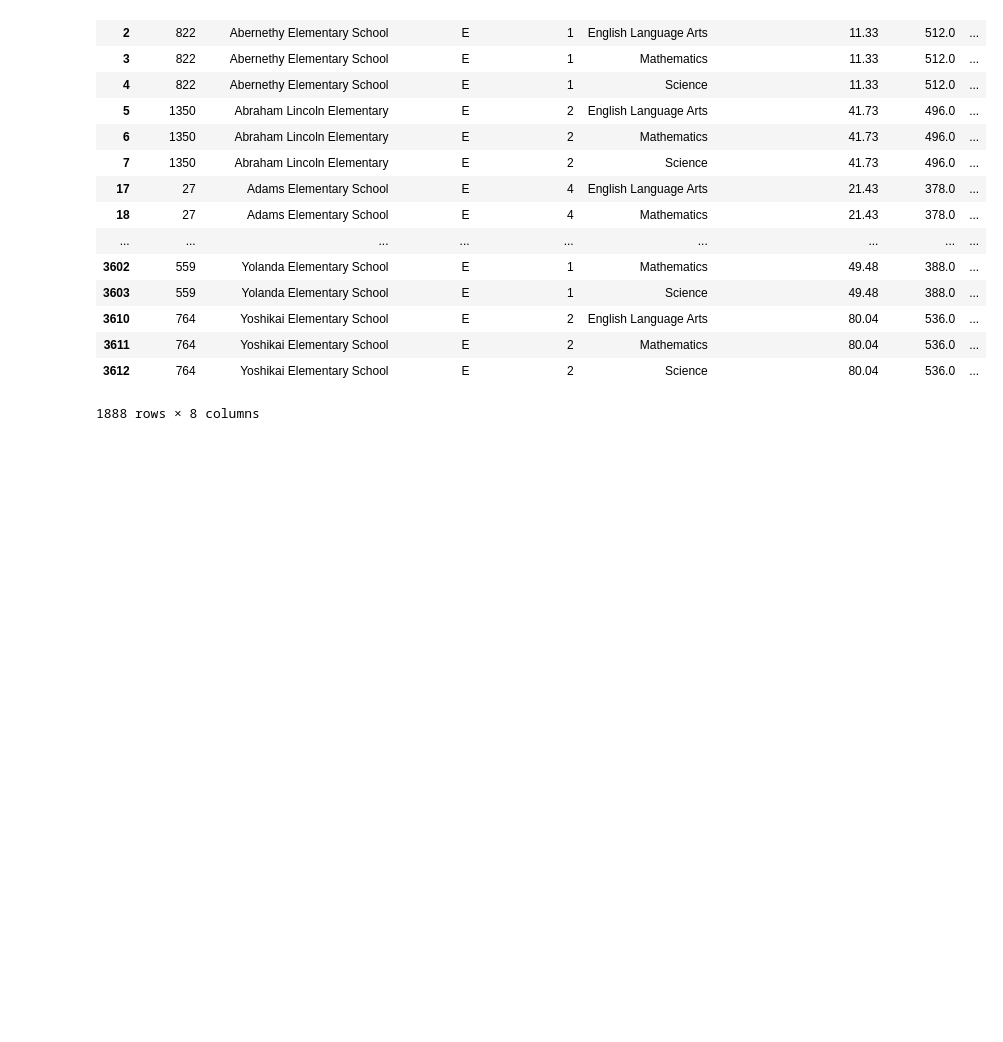
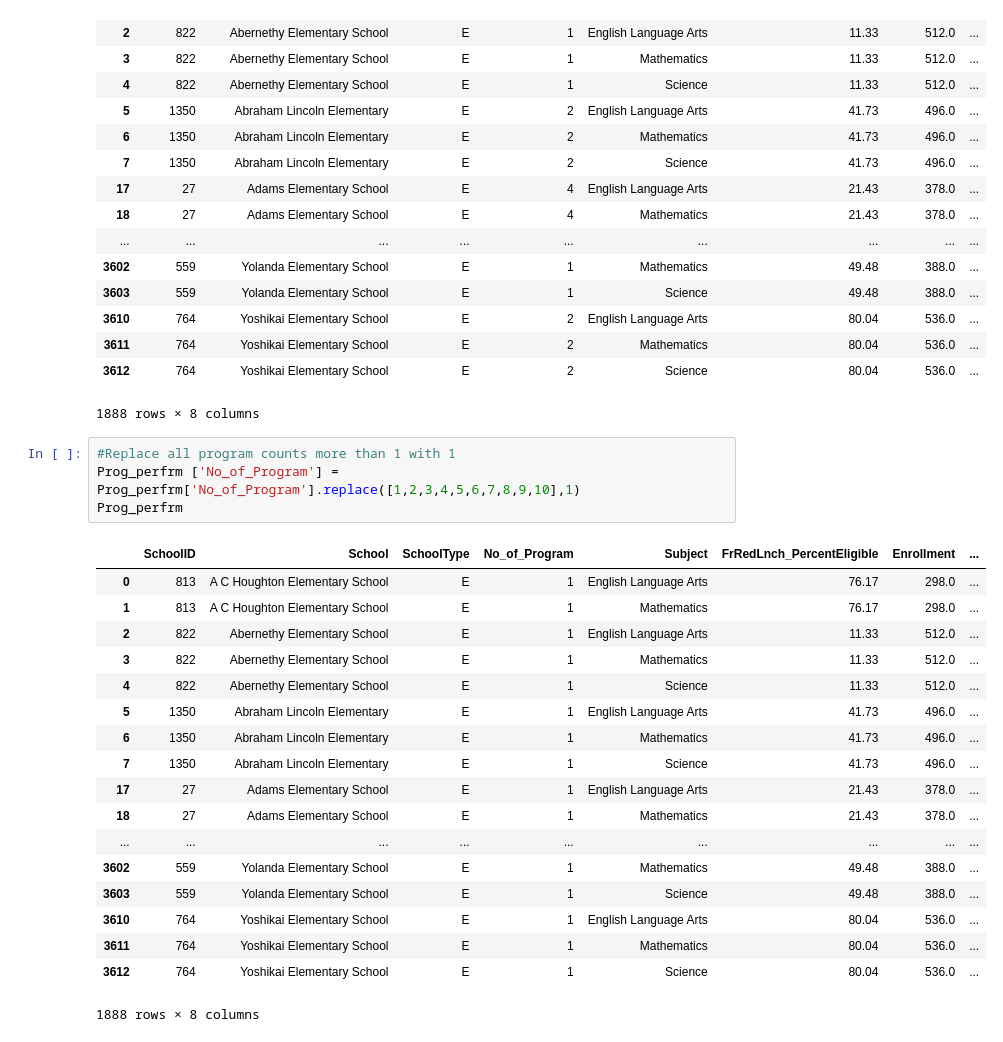
Before and after one commit to philschatz/ed-pathways, a Jupyter notebook: analysis/Program_Performance.ipynb, the cells around one changed output. Drawn from its saved outputs; the diff is of its cells as text; blank space fills up the shorter version.

Commit message:
Effect of program on performance

```diff
--- a/analysis/Program_Performance.ipynb
+++ b/analysis/Program_Performance.ipynb
@@ -34,6 +34,29 @@ Prog_perfrm
 | 3611 | 764 | Yoshikai Elementary School | E | 2 | Mathematics | 80.04 | 536.0 | ... |
 | 3612 | 764 | Yoshikai Elementary School | E | 2 | Science | 80.04 | 536.0 | ... |
 1888 rows × 8 columns
+# %%
+#Replace all program counts more than 1 with 1
+Prog_perfrm ['No_of_Program'] = Prog_perfrm['No_of_Program'].replace([1,2,3,4,5,6,7,8,9,10],1)
+Prog_perfrm
+# %% [output]
+|  | SchoolID | School | SchoolType | No_of_Program | Subject | FrRedLnch_PercentEligible | Enrollment | ... |
+| 0 | 813 | A C Houghton Elementary School | E | 1 | English Language Arts | 76.17 | 298.0 | ... |
+| 1 | 813 | A C Houghton Elementary School | E | 1 | Mathematics | 76.17 | 298.0 | ... |
+| 2 | 822 | Abernethy Elementary School | E | 1 | English Language Arts | 11.33 | 512.0 | ... |
+| 3 | 822 | Abernethy Elementary School | E | 1 | Mathematics | 11.33 | 512.0 | ... |
+| 4 | 822 | Abernethy Elementary School | E | 1 | Science | 11.33 | 512.0 | ... |
+| 5 | 1350 | Abraham Lincoln Elementary | E | 1 | English Language Arts | 41.73 | 496.0 | ... |
+| 6 | 1350 | Abraham Lincoln Elementary | E | 1 | Mathematics | 41.73 | 496.0 | ... |
+| 7 | 1350 | Abraham Lincoln Elementary | E | 1 | Science | 41.73 | 496.0 | ... |
+| 17 | 27 | Adams Elementary School | E | 1 | English Language Arts | 21.43 | 378.0 | ... |
+| 18 | 27 | Adams Elementary School | E | 1 | Mathematics | 21.43 | 378.0 | ... |
+| ... | ... | ... | ... | ... | ... | ... | ... | ... |
+| 3602 | 559 | Yolanda Elementary School | E | 1 | Mathematics | 49.48 | 388.0 | ... |
+| 3603 | 559 | Yolanda Elementary School | E | 1 | Science | 49.48 | 388.0 | ... |
+| 3610 | 764 | Yoshikai Elementary School | E | 1 | English Language Arts | 80.04 | 536.0 | ... |
+| 3611 | 764 | Yoshikai Elementary School | E | 1 | Mathematics | 80.04 | 536.0 | ... |
+| 3612 | 764 | Yoshikai Elementary School | E | 1 | Science | 80.04 | 536.0 | ... |
+1888 rows × 8 columns
 # %%
 #Plot: Number of Programs (No_of_Program - x-axis) by PercentageMeetsORExceeds2014to2015 (y-axis)
 plt.plot(Prog_perfrm['No_of_Program'], Prog_perfrm ['PercentageMeetsORExceeds2014to2015'], 'ro')
```
Also changed, not shown: parts of 6 cells of this notebook.
